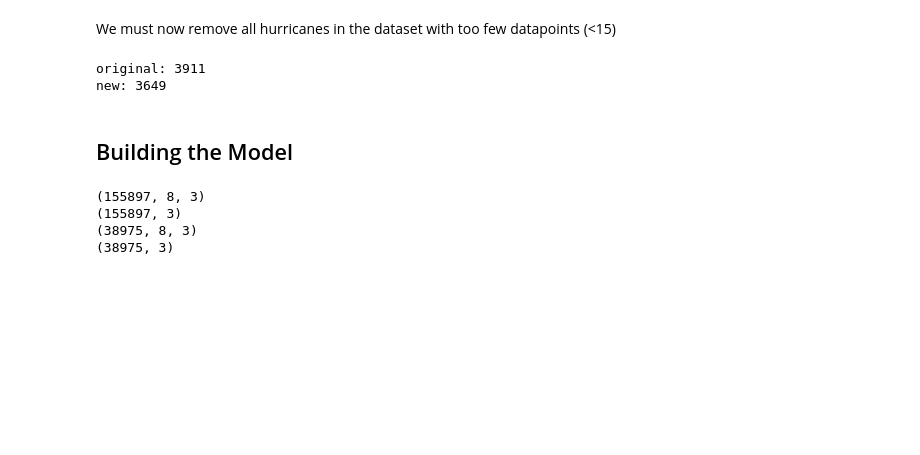
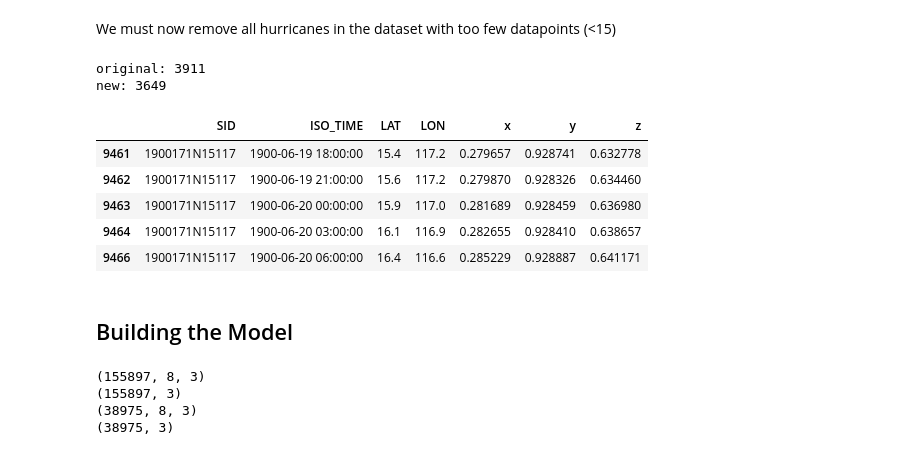
Before and after one commit to arshchawla21/Hurricane_RNN_Forecasting, a Jupyter notebook: notebooks/single_variable_hurricane_RNN.ipynb, the cells around one changed output. Cells and saved outputs as stored; diff of their text form; code cells hidden in the pictures; blank space fills up the shorter version.

```diff
--- a/notebooks/single_variable_hurricane_RNN.ipynb
+++ b/notebooks/single_variable_hurricane_RNN.ipynb
@@ -104,6 +113,26 @@ print("new: " + str(len(countSID)))
 # %% [output]
 original: 3911
 new: 3649
+# %%
+# Normalise all x, y, and z values between [0,1]
+def normalise_xyz_df(df):
+    norm_df = pd.DataFrame(df)
+    norm_df['x'] = (norm_df['x'] + 1) / 2
+    norm_df['y'] = (norm_df['y'] + 1) / 2
+    norm_df['z'] = (norm_df['z'] + 1) / 2
+    return norm_df
+# %%
+# Normalise df
+norm_df = normalise_xyz_df(simple_df)
+# %%
+norm_df.head()
+# %% [output]
+|  | SID | ISO_TIME | LAT | LON | x | y | z |
+| 9461 | 1900171N15117 | 1900-06-19 18:00:00 | 15.4 | 117.2 | 0.279657 | 0.928741 | 0.632778 |
+| 9462 | 1900171N15117 | 1900-06-19 21:00:00 | 15.6 | 117.2 | 0.279870 | 0.928326 | 0.634460 |
+| 9463 | 1900171N15117 | 1900-06-20 00:00:00 | 15.9 | 117.0 | 0.281689 | 0.928459 | 0.636980 |
+| 9464 | 1900171N15117 | 1900-06-20 03:00:00 | 16.1 | 116.9 | 0.282655 | 0.928410 | 0.638657 |
+| 9466 | 1900171N15117 | 1900-06-20 06:00:00 | 16.4 | 116.6 | 0.285229 | 0.928887 | 0.641171 |
 # %% [markdown]
 ## Building the Model
 # %%
```
Also changed, not shown: parts of 38 cells of this notebook, 5 other files.
